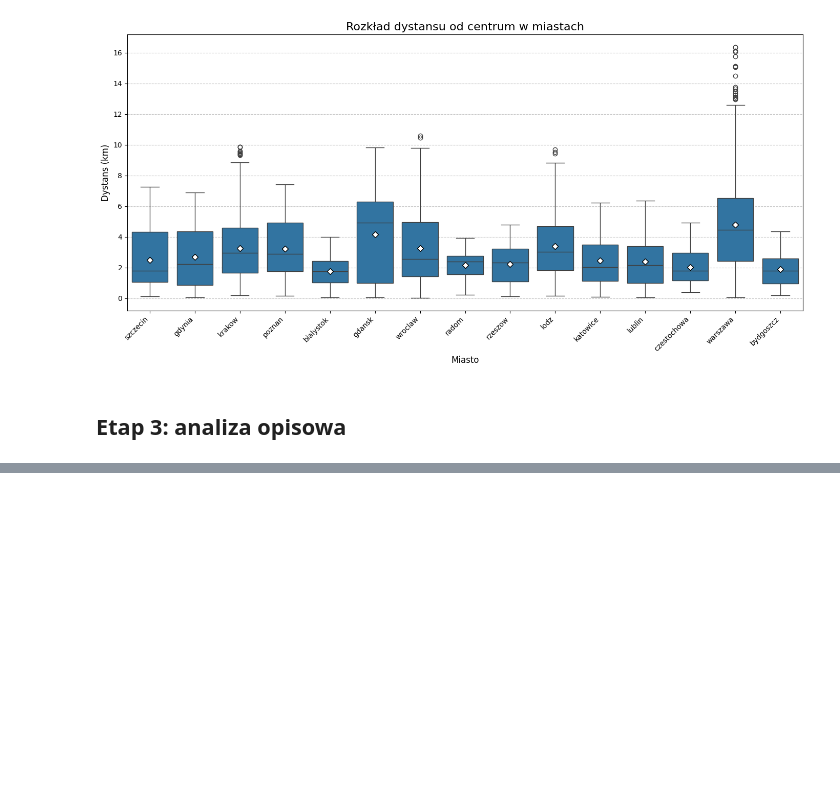
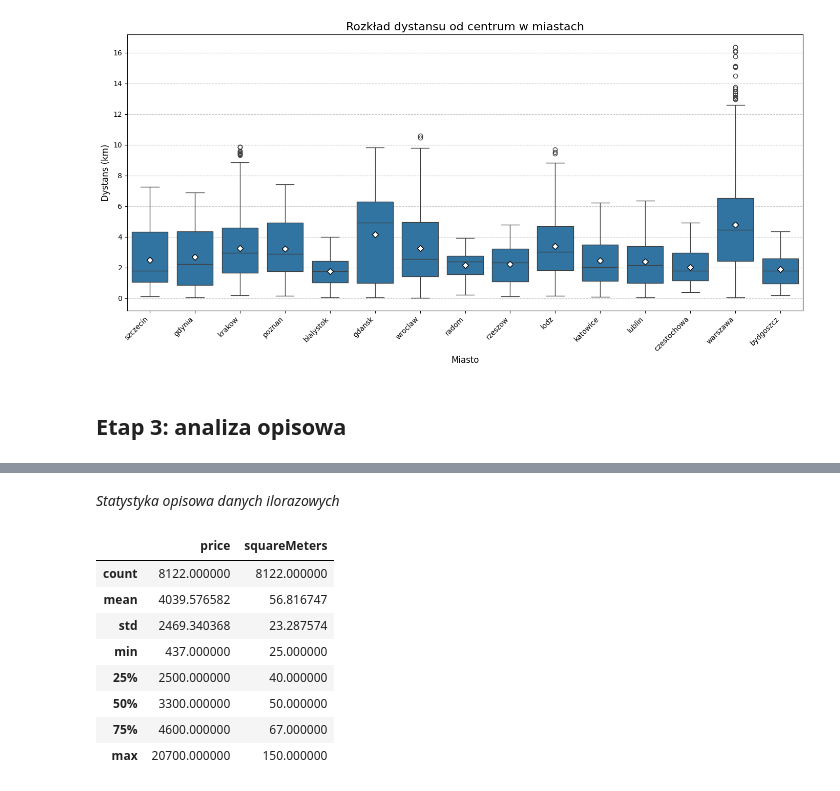
Before and after one commit to annagrajkowska/Projekt-Analiza-i-wizualizacja-danych-Python, a Jupyter notebook: Analiza.ipynb, the cells around one changed output, grey strips where cells are left out. Drawn from its saved outputs; the diff is of its cells as text; code cells hidden in the pictures; blank space fills up the shorter version.

Commit message:
Analiza opisowa i interpretacje

```diff
--- a/Analiza.ipynb
+++ b/Analiza.ipynb
@@ -258,0 +285,14 @@ plt.show()
+# %% [markdown]
+*Statystyka opisowa danych ilorazowych*
+# %%
+df_cleaned[["price", "squareMeters",]].describe()
+# %% [output]
+|  | price | squareMeters |
+| count | 8122.000000 | 8122.000000 |
+| mean | 4039.576582 | 56.816747 |
+| std | 2469.340368 | 23.287574 |
+| min | 437.000000 | 25.000000 |
+| 25% | 2500.000000 | 40.000000 |
+| 50% | 3300.000000 | 50.000000 |
+| 75% | 4600.000000 | 67.000000 |
+| max | 20700.000000 | 150.000000 |
```
Also changed, not shown: parts of 20 cells of this notebook.
